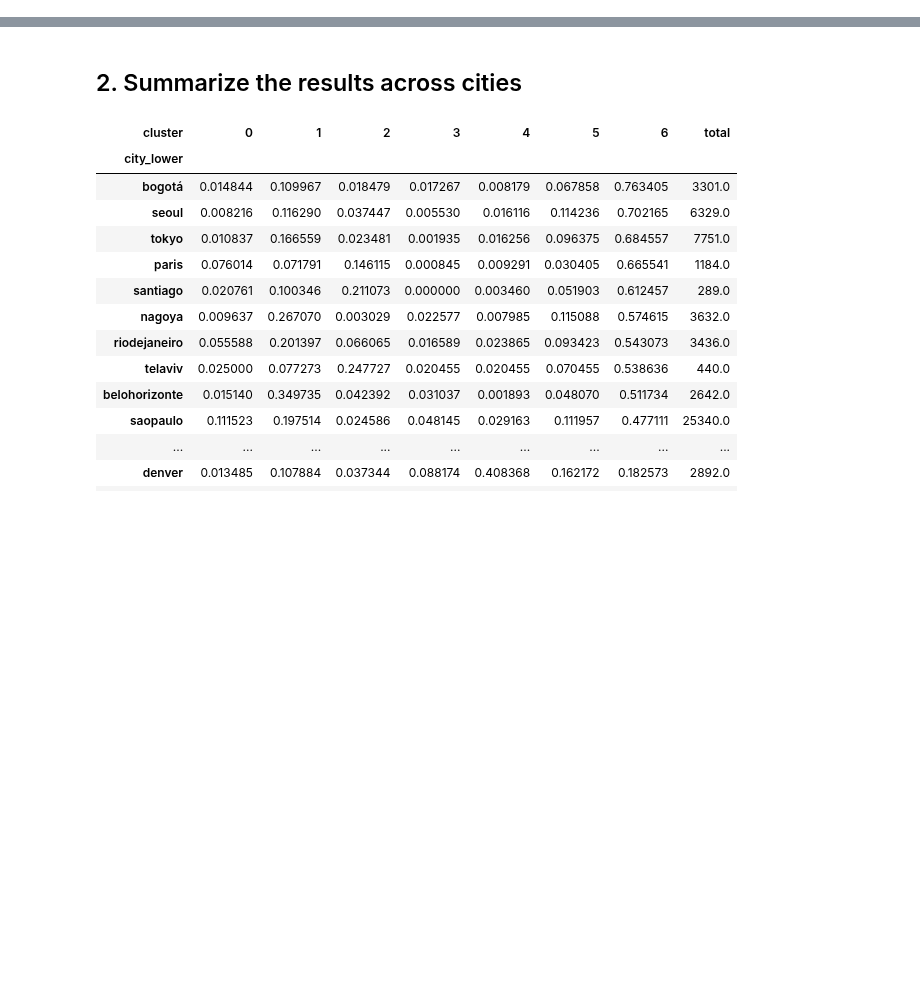
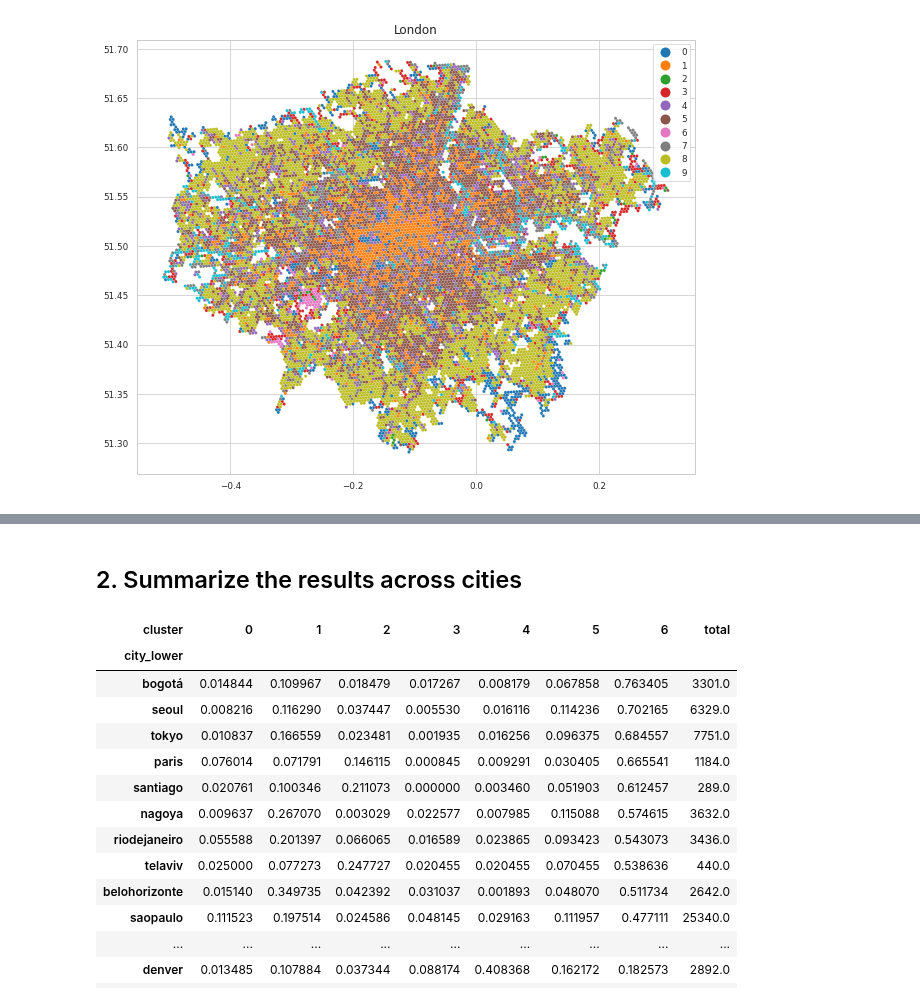
Before and after one commit to brookefzy/uvi-time-machine, a Jupyter notebook: _script/d-experiment/04_hex_cluster_tsne.ipynb, the cells around one changed output, grey strips where cells are left out. Saved outputs shown, nothing was run; the diff lists cells and outputs as text; code cells hidden in the pictures; blank space fills up the shorter version.

```diff
--- a/_script/d-experiment/04_hex_cluster_tsne.ipynb
+++ b/_script/d-experiment/04_hex_cluster_tsne.ipynb
@@ -337,0 +397,4 @@ df_sel_gdf.plot(figsize = (10,10), column = "cluster", legend = True, linewidth
+# %%
+df_sel_gdf = get_result("London", N = N)
+# %% [output]
+[figure, added]
```
Also changed, not shown: parts of 24 cells of this notebook, 5 other files.
